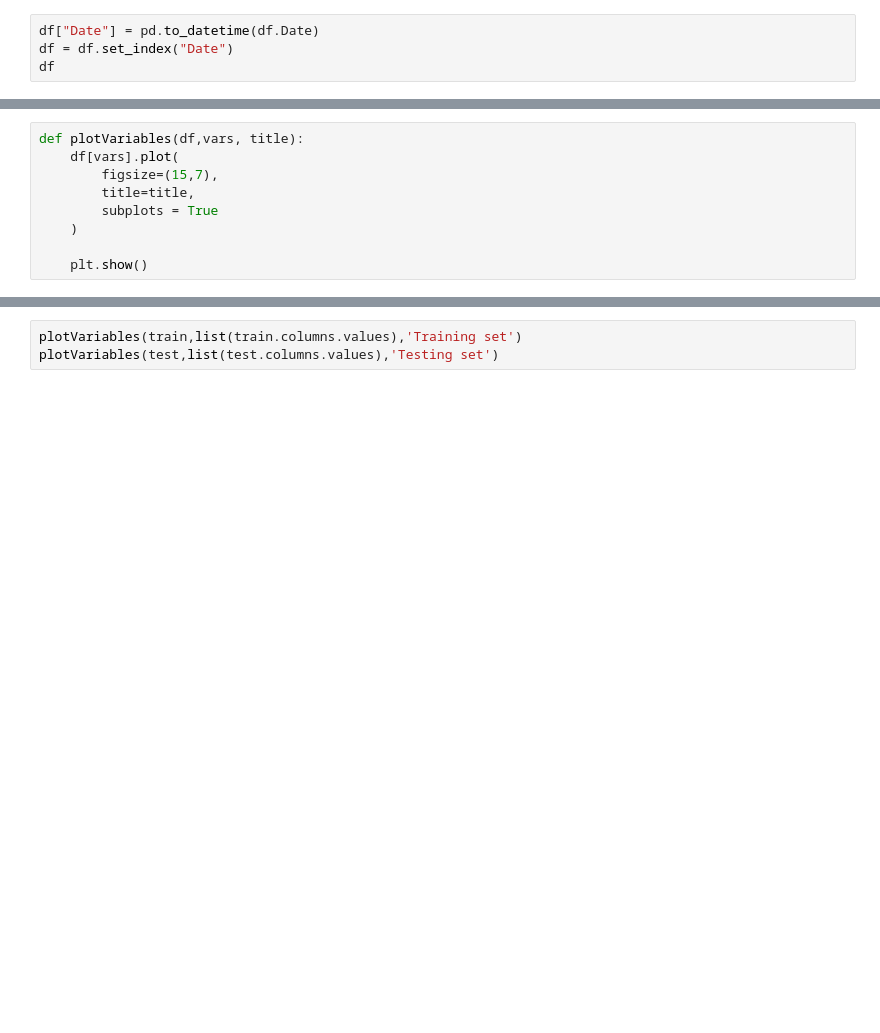
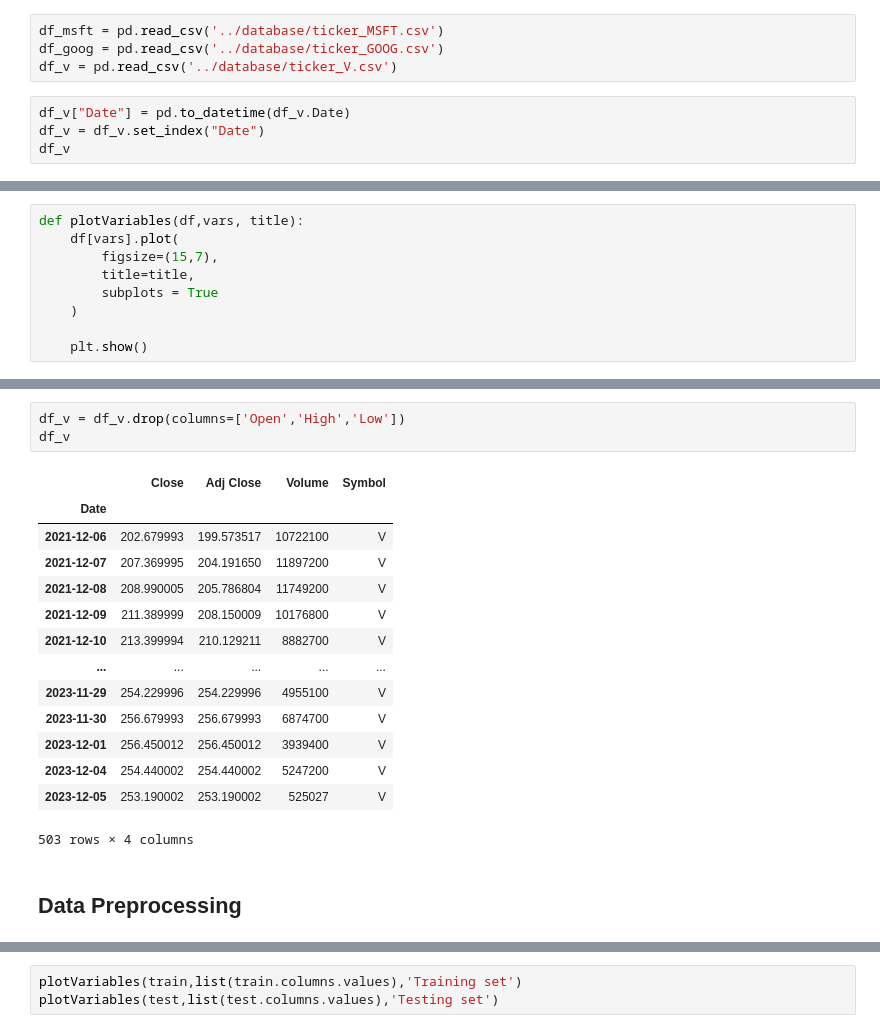
Before and after one commit to karla-mond/stockPred-Mex, a Jupyter notebook: lstm/lstm.ipynb, the cells around one changed output, grey strips where cells are left out. Cells and saved outputs as stored; diff of their text form; blank space fills up the shorter version.

```diff
--- a/lstm/lstm.ipynb
+++ b/lstm/lstm.ipynb
@@ -17,7 +52,11 @@ df = pd.read_csv('../database/ticker_V.csv')
+# %%
+df_msft = pd.read_csv('../database/ticker_MSFT.csv')
+df_goog = pd.read_csv('../database/ticker_GOOG.csv')
+df_v = pd.read_csv('../database/ticker_V.csv')
 # %%
-df["Date"] = pd.to_datetime(df.Date)
-df = df.set_index("Date")
-df
+df_v["Date"] = pd.to_datetime(df_v.Date)
+df_v = df_v.set_index("Date")
+df_v
 # %% [output]
 |  | Open | High | Low | Close | Adj Close | Volume | Symbol |
 | Date |  |  |  |  |  |  |  |
@@ -48,3 +87,23 @@ plotVariables(df,'Volume','Trading volumes in Time')
 # %% [output]
 [figure]
 [figure]
+# %%
+df_v = df_v.drop(columns=['Open','High','Low'])
+df_v
+# %% [output]
+|  | Close | Adj Close | Volume | Symbol |
+| Date |  |  |  |  |
+| 2021-12-06 | 202.679993 | 199.573517 | 10722100 | V |
+| 2021-12-07 | 207.369995 | 204.191650 | 11897200 | V |
+| 2021-12-08 | 208.990005 | 205.786804 | 11749200 | V |
+| 2021-12-09 | 211.389999 | 208.150009 | 10176800 | V |
+| 2021-12-10 | 213.399994 | 210.129211 | 8882700 | V |
+| ... | ... | ... | ... | ... |
+| 2023-11-29 | 254.229996 | 254.229996 | 4955100 | V |
+| 2023-11-30 | 256.679993 | 256.679993 | 6874700 | V |
+| 2023-12-01 | 256.450012 | 256.450012 | 3939400 | V |
+| 2023-12-04 | 254.440002 | 254.440002 | 5247200 | V |
+| 2023-12-05 | 253.190002 | 253.190002 | 525027 | V |
+503 rows × 4 columns
+# %% [markdown]
+## Data Preprocessing
```
Also changed, not shown: parts of 12 cells of this notebook, 4 other files.
